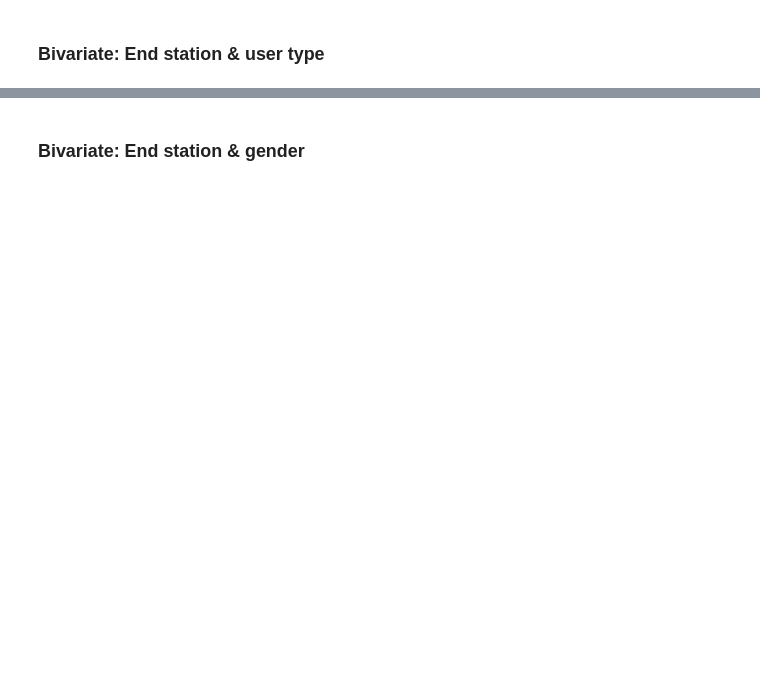
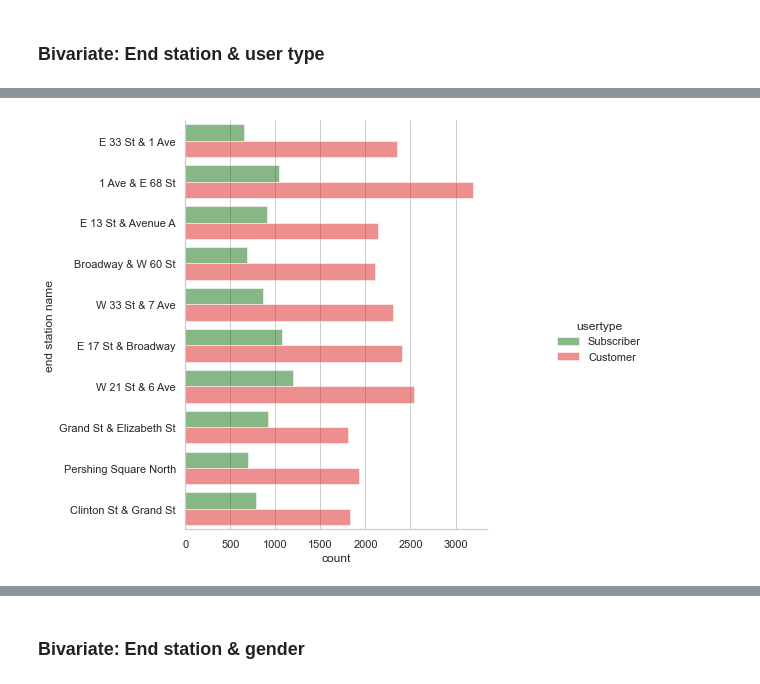
Before and after one commit to mcbsanchez/Trifacta-DATAPRE, a Jupyter notebook: 06 - EDA Exercise/Exercise 1 - 06 - EDA.ipynb, the cells around one changed output, grey strips where cells are left out. Saved outputs shown, nothing was run; the diff lists cells and outputs as text; code cells hidden in the pictures; blank space fills up the shorter version.

```diff
--- a/06 - EDA Exercise/Exercise 1 - 06 - EDA.ipynb
+++ b/06 - EDA Exercise/Exercise 1 - 06 - EDA.ipynb
@@ -613,2 +656,6 @@ Based on the histogram, we can see that for each age group for subscribers, ther
 # %% [markdown]
 ### Bivariate: End station & user type
+# %%
+end_stations = data["end station name"].value_counts().rename_axis('Station name').reset_index(name='counts')
+end_stations = end_stations.nlargest(10, 'counts')
+end_stations
@@ -614,0 +674,10 @@ Based on the histogram, we can see that for each age group for subscribers, ther
+# %%
+endstation_usertype_plot = sns.catplot(y="end station name",
+                                       kind="count",
+                                       hue="usertype",
+                                       palette={"Customer": "red", "Subscriber": "green"},
+                                       alpha = 0.5,
+                                       data=data[data["end station name"].isin(end_stations["Station name"])])
+endstation_usertype_plot.fig.set_size_inches(10.5, 6.5)
+# %% [output]
+[figure, added]
```
Also changed, not shown: parts of 39 cells of this notebook.
